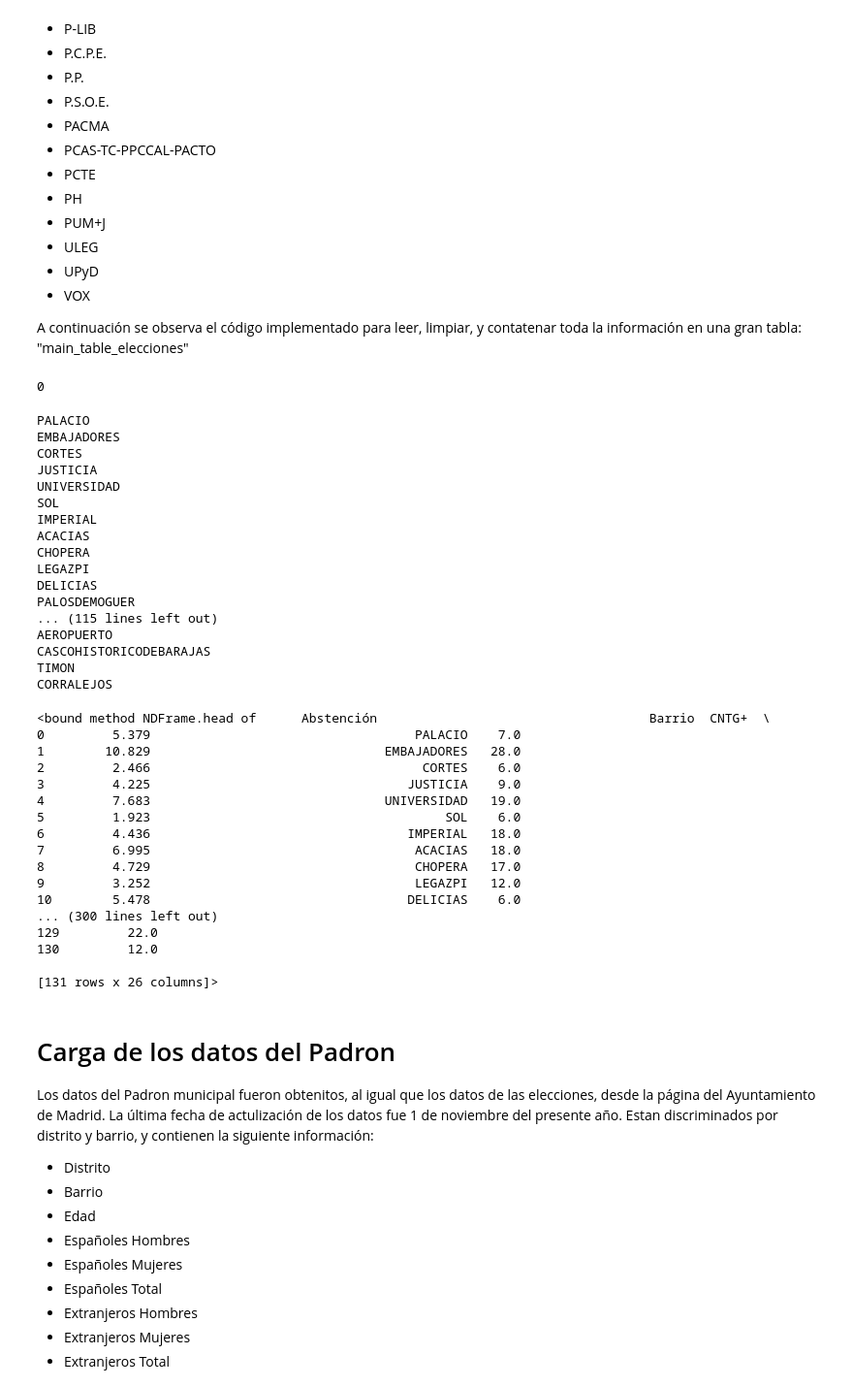
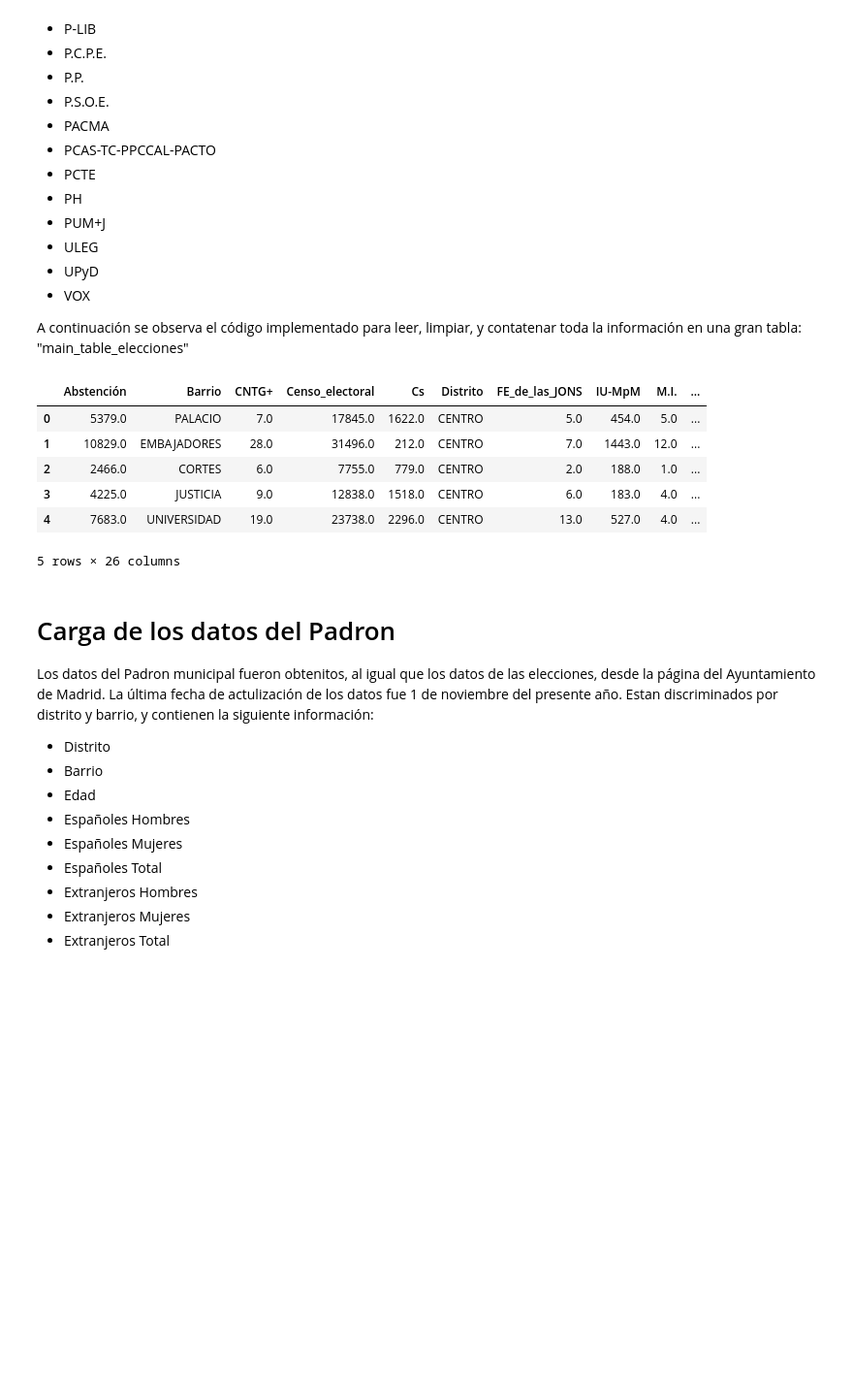
Before and after one commit to InmaLatorre/G3_ProyectoPython, a Jupyter notebook: MAIN.ipynb, the cells around one changed output. Shown at 97% size. Drawn from its saved outputs; the diff is of its cells as text; code cells hidden in the pictures; blank space fills up the shorter version.

```diff
--- a/MAIN.ipynb
+++ b/MAIN.ipynb
@@ -80,13 +80,12 @@ A continuación se observa el código implementado para leer, limpiar, y contate
 import pandas as pd
 import os
 import re
+import numpy as np
+import math
 
 path = "resources/Tablas_elecciones_barrio/"
 files = ""
 tables = []
-print(len(tables))
-# %% [output]
-0
 # %%
 tables = []
 # Cargar los nombre de todos los archivos almacenados dentro de la carpeta "resources/Tablas_elecciones_barrio/"
@@ -97,76 +96,59 @@ for r, d, f in os.walk(path):
 contador = 0
 for file in files:
     tmp_table = pd.read_excel(path + '{0}'.format(file),
-                              sep=";", encoding="ISO-8859-1")
+                              sep=";", encoding="ISO-8859-1", convert_float=True)
     tmp_table.columns = [i.strip().replace(' ','_') for i in tmp_table.columns]
     tmp_table['Distrito'] = re.sub(" ", "", re.sub("^[0-9]+(\.)(\s)", "", tmp_table.Barrio[0].upper()))
     tmp_table.drop([0,1], inplace=True)
-# #     print(tmp_table.Total_votos_a_candidaturas)
     for i in range(0, len(tmp_table.Barrio)):
         tmp_table.iloc[i,0] = re.sub("[0-9]+(\.)(\s)", "", tmp_table.iloc[i,0].upper())
         tmp_table.iloc[i,0] = re.sub(" ", "", tmp_table.iloc[i,0].upper())
         if 'Á' in tmp_table.iloc[i,0]:
             tmp_table.iloc[i,0] = re.sub("Á", "A", str.strip(tmp_table.iloc[i,0].upper()))
         elif 'É' in tmp_table.iloc[i,0]:
             tmp_table.iloc[i,0] = re.sub("É", "E", str.strip(tmp_table.iloc[i,0].upper()))
         elif 'Í' in tmp_table.iloc[i,0]:
             tmp_table.iloc[i,0] = re.sub("Í", "I", str.strip(tmp_table.iloc[i,0].upper()))
         elif 'Ó' in tmp_table.iloc[i,0]:
             tmp_table.iloc[i,0] = re.sub("Ó", "O", str.strip(tmp_table.iloc[i,0].upper()))
         elif 'Ú' in tmp_table.iloc[i,0]:
             tmp_table.iloc[i,0] = re.sub("Ú", "U", str.strip(tmp_table.iloc[i,0].upper()))
 
-        print(tmp_table.iloc[i,0])
+    for j in range(0, len(tmp_table.columns)):
+        if type(tmp_table.iloc[0,j]) is not str:
+            tmp_table.iloc[:,j] = tmp_table.iloc[:,j].astype(np.float32)
+            for i in range(0, len(tmp_table.iloc[:,j])):
+                num_split = math.modf(tmp_table.iloc[i,j])
+                num_split = [str(round(num_split[0],3)), str(num_split[1])]
+                num_split[0] = re.sub("^[0](\.)", "", num_split[0])
+                if num_split[0] == '0':
+                    num_split[0] = ''
+
+                num_split[1] = re.sub("(\.)[0]$", "", num_split[1])
+                tmp_table.iloc[i,j] = int(num_split[1] + num_split[0])
 
     tables.append(tmp_table)
 
 
 # # Se concatenan las 21 tablas en una sola
 main_table_elecciones = pd.concat(tables, sort=True)
 # Se unifica el index para toda la tabla
 main_table_elecciones.reset_index(drop=True, inplace=True)
-main_table_elecciones.head
+main_table_elecciones.head()
 
 
 # Pendientes
 #  OK 1 -La columna "Barrio" debe contener solo el nombre del barrio. Para el código se debe crear una nueva columna "Codigo"
 # 2 -Crear una nueva columna en donde se puedan observar los porcentajes de abstención
 #  OK 3- Poner el nombre del distrito (por ejemplo 'Centro') en una columna -"Distrito"- para todos los barrios que pertenecen a él
 # %% [output]
+|  | Abstención | Barrio | CNTG+ | Censo_electoral | Cs | Distrito | FE_de_las_JONS | IU-MpM | M.I. | ... |
+| 0 | 5379.0 | PALACIO | 7.0 | 17845.0 | 1622.0 | CENTRO | 5.0 | 454.0 | 5.0 | ... |
+| 1 | 10829.0 | EMBAJADORES | 28.0 | 31496.0 | 212.0 | CENTRO | 7.0 | 1443.0 | 12.0 | ... |
+| 2 | 2466.0 | CORTES | 6.0 | 7755.0 | 779.0 | CENTRO | 2.0 | 188.0 | 1.0 | ... |
+| 3 | 4225.0 | JUSTICIA | 9.0 | 12838.0 | 1518.0 | CENTRO | 6.0 | 183.0 | 4.0 | ... |
+| 4 | 7683.0 | UNIVERSIDAD | 19.0 | 23738.0 | 2296.0 | CENTRO | 13.0 | 527.0 | 4.0 | ... |
-PALACIO
-EMBAJADORES
-CORTES
-JUSTICIA
-UNIVERSIDAD
-SOL
-IMPERIAL
-ACACIAS
-CHOPERA
-LEGAZPI
-DELICIAS
-PALOSDEMOGUER
-... (115 lines left out)
-AEROPUERTO
-CASCOHISTORICODEBARAJAS
-TIMON
-CORRALEJOS
+5 rows × 26 columns
-<bound method NDFrame.head of      Abstención                                    Barrio  CNTG+  \
-0         5.379                                   PALACIO    7.0
-1        10.829                               EMBAJADORES   28.0
-2         2.466                                    CORTES    6.0
-3         4.225                                  JUSTICIA    9.0
-4         7.683                               UNIVERSIDAD   19.0
-5         1.923                                       SOL    6.0
-6         4.436                                  IMPERIAL   18.0
-7         6.995                                   ACACIAS   18.0
-8         4.729                                   CHOPERA   17.0
-9         3.252                                   LEGAZPI   12.0
-10        5.478                                  DELICIAS    6.0
-... (300 lines left out)
-129         22.0
-130         12.0
-
-[131 rows x 26 columns]>
 # %% [markdown]
 # Carga de los datos del Padron
 
```
Also changed, not shown: parts of 2 cells of this notebook.
